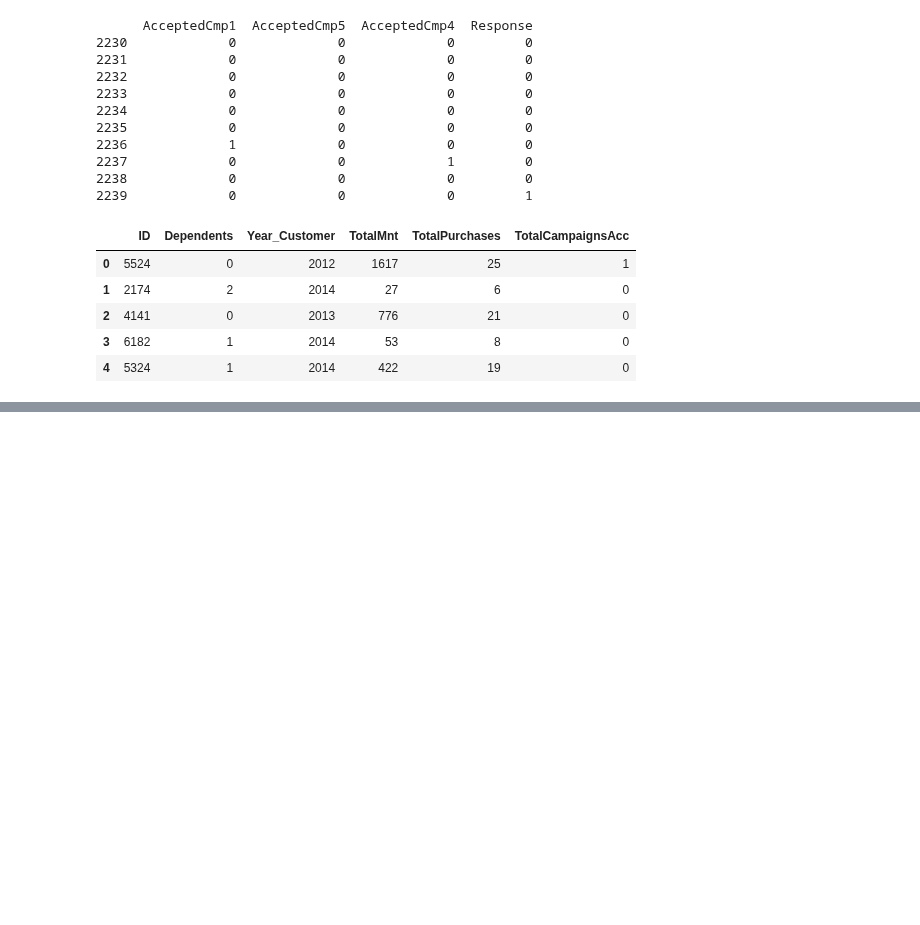
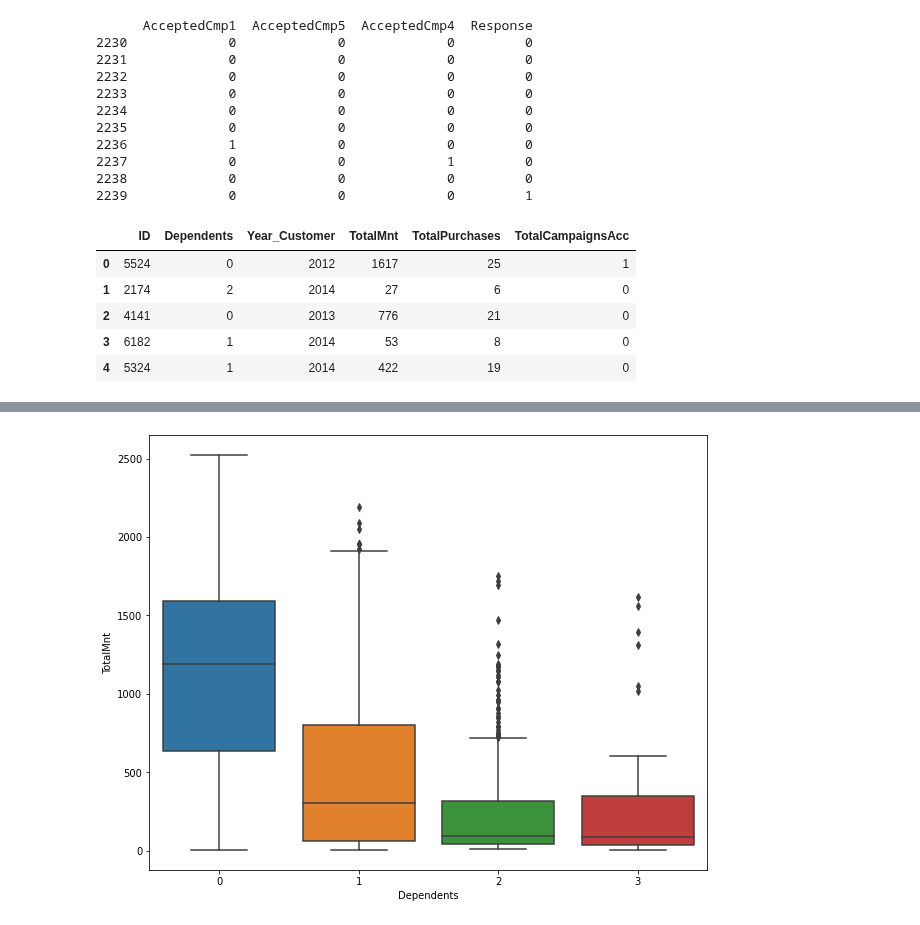
Before and after one commit to sashaTen/exploretary_data_analysis_in_marketing, a Jupyter notebook: Untitled1.ipynb, the cells around one changed output, grey strips where cells are left out. Cells and saved outputs as stored; diff of their text form; code cells hidden in the pictures; blank space fills up the shorter version.

```diff
--- a/Untitled1.ipynb
+++ b/Untitled1.ipynb
@@ -250,0 +256,5 @@ plt.show()
+# %%
+plt.figure(figsize=(10,8))
+sns.boxplot(x='Dependents', y='TotalMnt', data=df);
+# %% [output]
+[figure, added]
```
Also changed, not shown: parts of 12 cells of this notebook.
